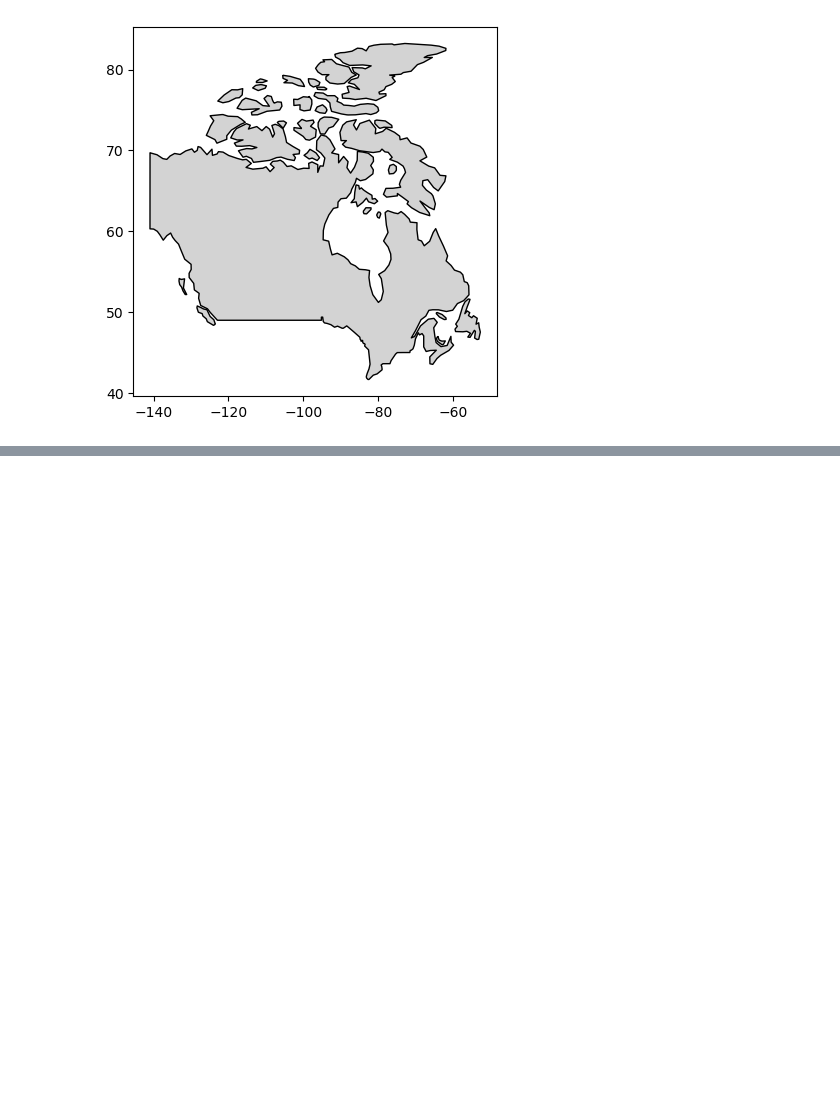
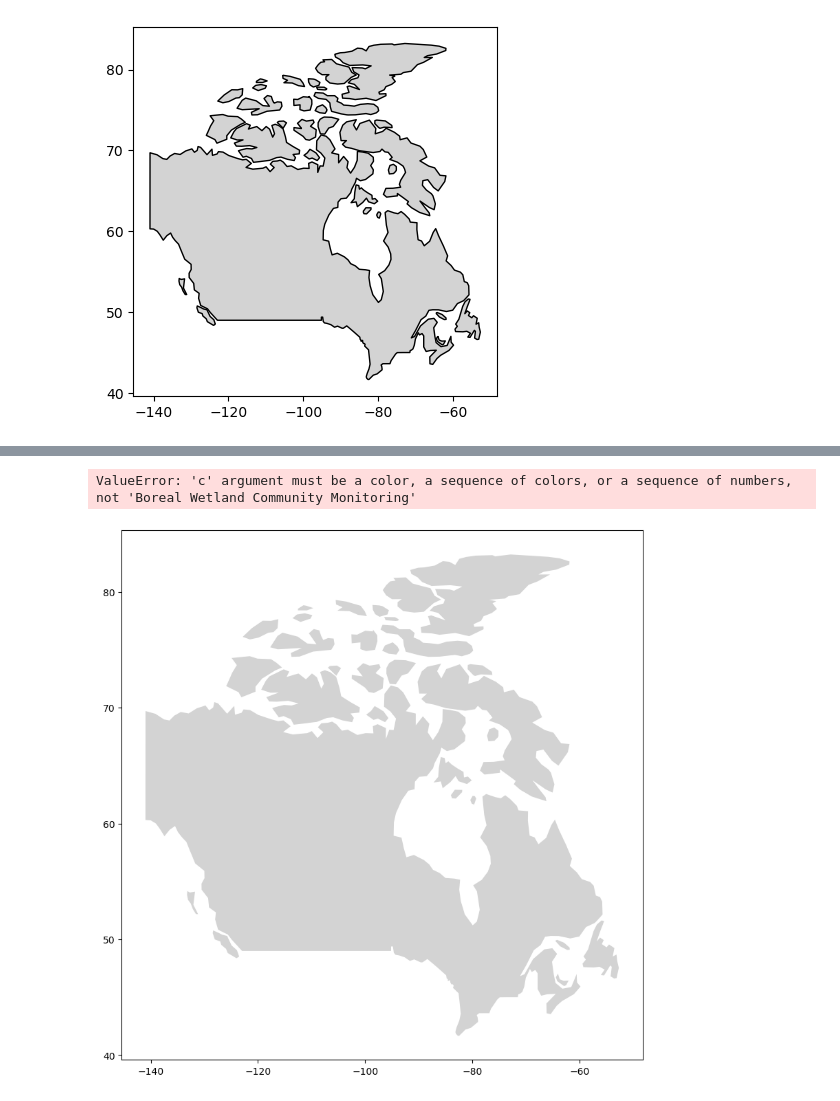
Before and after one commit to Mgallimore88/osfl_cnn_recognizer, a Jupyter notebook: notebooks/exploratory_nbs/1.9-mjg-osfl-eda-generate-location-plots.ipynb, the cells around one changed output, grey strips where cells are left out. Drawn from its saved outputs; the diff is of its cells as text; code cells hidden in the pictures; blank space fills up the shorter version.

```diff
--- a/notebooks/exploratory_nbs/1.9-mjg-osfl-eda-generate-location-plots.ipynb
+++ b/notebooks/exploratory_nbs/1.9-mjg-osfl-eda-generate-location-plots.ipynb
@@ -225,0 +225,3 @@ display_clip_locations(osfls, title='osfl_locations')
+# %%
+top_10_projects = df.project.value_counts()[:10].keys().to_list()
+list(top_10_projects)
@@ -225,0 +239,24 @@ display_clip_locations(osfls, title='osfl_locations')
+# %%
+## Todo: build a better colour map for the legend.
+# Currently the colours are shown as a scale, but they should be displayed as a legend indicating which project the plotted point is from.
+
+def display_clip_locations(df, title = 'clip_locations'):
+        # initialize an axis
+        fig, ax = plt.subplots(figsize=(10,10))
+        # plot map on axis
+        countries = gpd.read_file(
+        gpd.datasets.get_path("naturalearth_lowres"))
+        countries[countries["name"] == "Canada"].plot(color="lightgrey",ax=ax)
+        # plot points
+        for project in top_10_projects:
+                df.loc[df.project == project].plot(x="longitude", y="latitude", kind="scatter",
+                s=40, alpha=0.01, title=title, ax=ax,
+                label=project,c=project, cmap = 'YlOrRd', legend = True)
+        # add grid
+        ax.grid(alpha=0.5)
+        plt.show()
+# %%
+display_clip_locations(df)
+# %% [output]
+ValueError: 'c' argument must be a color, a sequence of colors, or a sequence of numbers, not 'Boreal Wetland Community Monitoring'
+[figure, added]
```
Also changed, not shown: parts of 4 cells of this notebook.
